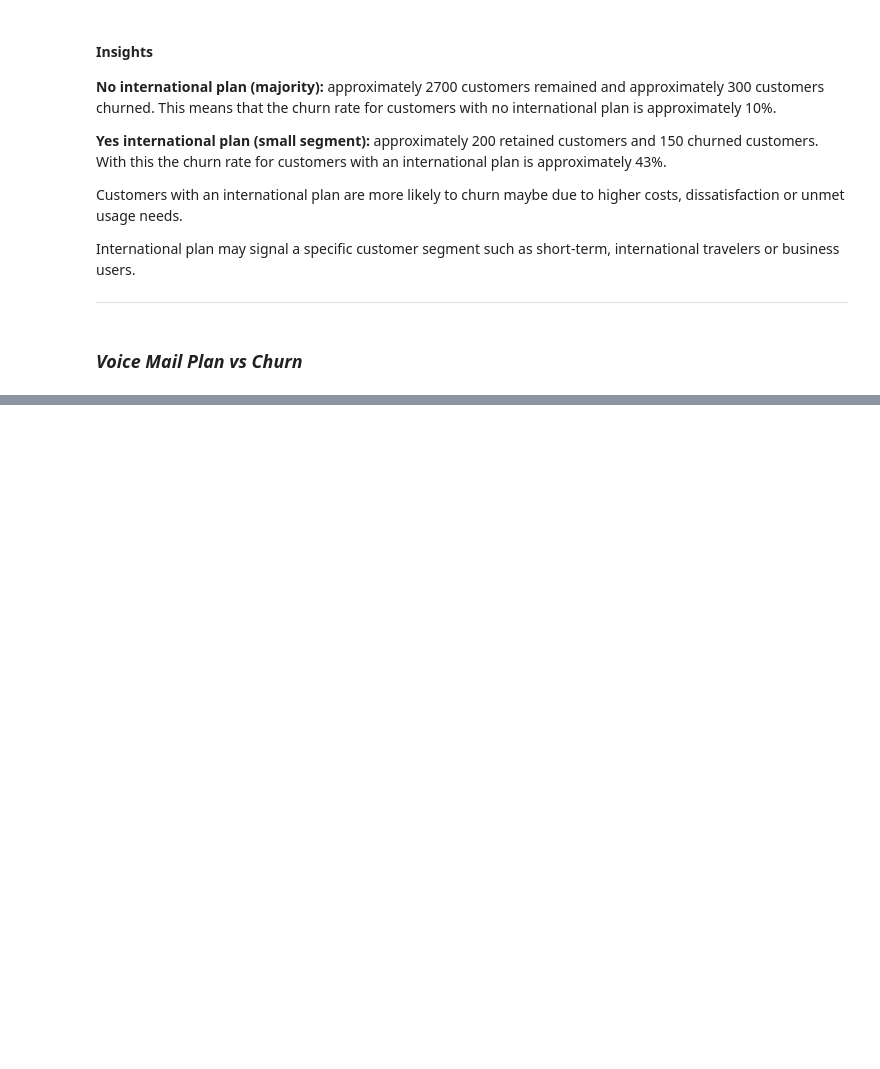
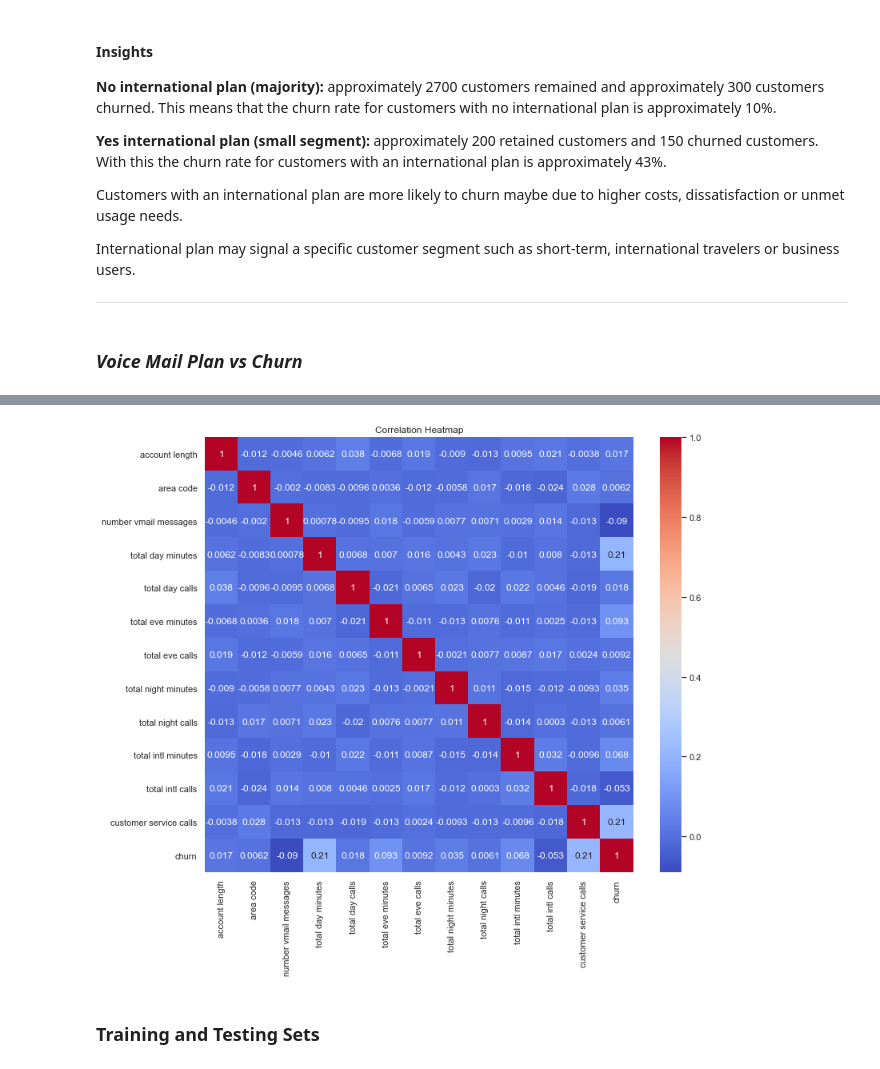
Before and after one commit to Kelvin-M02/customer-churn-prediction-phase3-project, a Jupyter notebook: notebooks/churn_analysis.ipynb, the cells around one changed output, grey strips where cells are left out. Drawn from its saved outputs; the diff is of its cells as text; code cells hidden in the pictures; blank space fills up the shorter version.

```diff
--- a/notebooks/churn_analysis.ipynb
+++ b/notebooks/churn_analysis.ipynb
@@ -344,0 +366,5 @@ Offering free/ discounted voicemail plan could increase adoption.
+# %%
+# Handle multicollinearity by dropping one of the highly correlated features
+
+churn_df.drop(['total day charge', 'total eve charge', 'total night charge', 'total intl charge'], axis=1, inplace=True)
+churn_df.head()
@@ -344,0 +378,11 @@ Offering free/ discounted voicemail plan could increase adoption.
+# %%
+# Correlation matrix after dropping highly correlated features
+
+figure, ax = plt.subplots(figsize=(12, 10))
+sns.heatmap(churn_df.corr(), annot=True, cmap='coolwarm')
+plt.title('Correlation Heatmap')
+plt.show()
+# %% [output]
+[figure, added]
+# %% [markdown]
+### **Training and Testing Sets**
```
Also changed, not shown: parts of 25 cells of this notebook.
